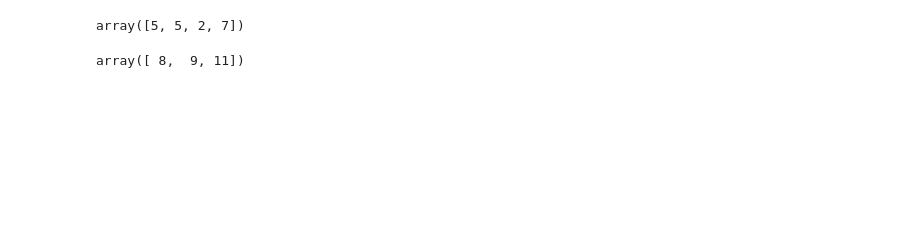
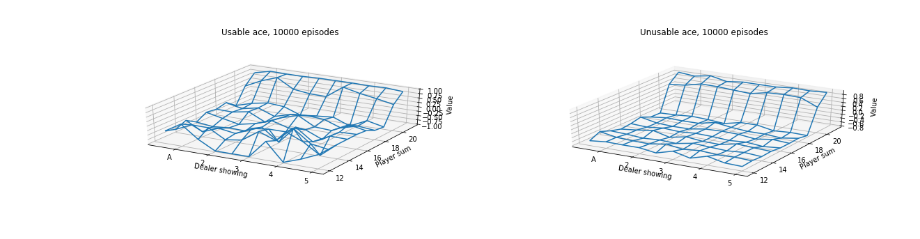
Before and after one commit to kai32/ReinforcementLearning, a Jupyter notebook: chapter 5.ipynb, the cells around one changed output. Cells and saved outputs as stored; diff of their text form; code cells hidden in the pictures; blank space fills up the shorter version.

```diff
--- a/chapter 5.ipynb
+++ b/chapter 5.ipynb
@@ -82,0 +112,32 @@ class Blackjack_env:
+# %%
+class MCAgent:
+    def __init__(self, env, policy, discount=1):
+        self.env = env
+        self.policy = policy
+        self.actions = env.actions
+        self.V = defaultdict(int)
+        self.returns = defaultdict(list)
+        self.discount = discount
+
+    def evaluate(self, episodes):
+        for i in range(episodes):
+            G = {}
+            step_since_visit = {}
+            state = env.start()
+            is_end = False
+            while not is_end:
+                action = self.policy(state)
+                next_state, reward, is_end = self.env.act(action)
+                if not state in G:
+                    G[state] = 0
+                    step_since_visit[state] = -1
+                for key in G.keys():
+                    step_since_visit[key] += 1
+                    G[key] += (self.discount ** step_since_visit[key]) * reward
+                #if is_end and state[0] == 10 and state[1] == 21 and reward == 0:
+                #    print(env.dealer, env.player, state)
+                state = next_state
+            for state, g in G.items():
+                self.returns[state].append(g)
+        for state in self.returns.keys():
+            self.V[state] = np.mean(self.returns[state])
@@ -83,5 +197,2 @@ class Blackjack_env:
 # %%
 env = Blackjack_env()
-# %%
-env.player = [11, 11, 11, 2]
-env.evaluate_hand(env.player)
@@ -102,8 +198,0 @@ env.act('s')
-# %%
-env.dealer
-# %% [output]
-array([5, 5, 2, 7])
-# %%
-env.player
-# %% [output]
-array([ 8,  9, 11])
@@ -140,3 +200,7 @@ class MCAgent:
 bj_agent = MCAgent(env, lambda state: 'h' if state[1] < 20 else 's')
 # %%
 bj_agent.evaluate(10000)
+# %%
+plot_value_function(bj_agent.V, 10000)
+# %% [output]
+[figure, added]
```
Also changed, not shown: parts of 25 cells of this notebook.
